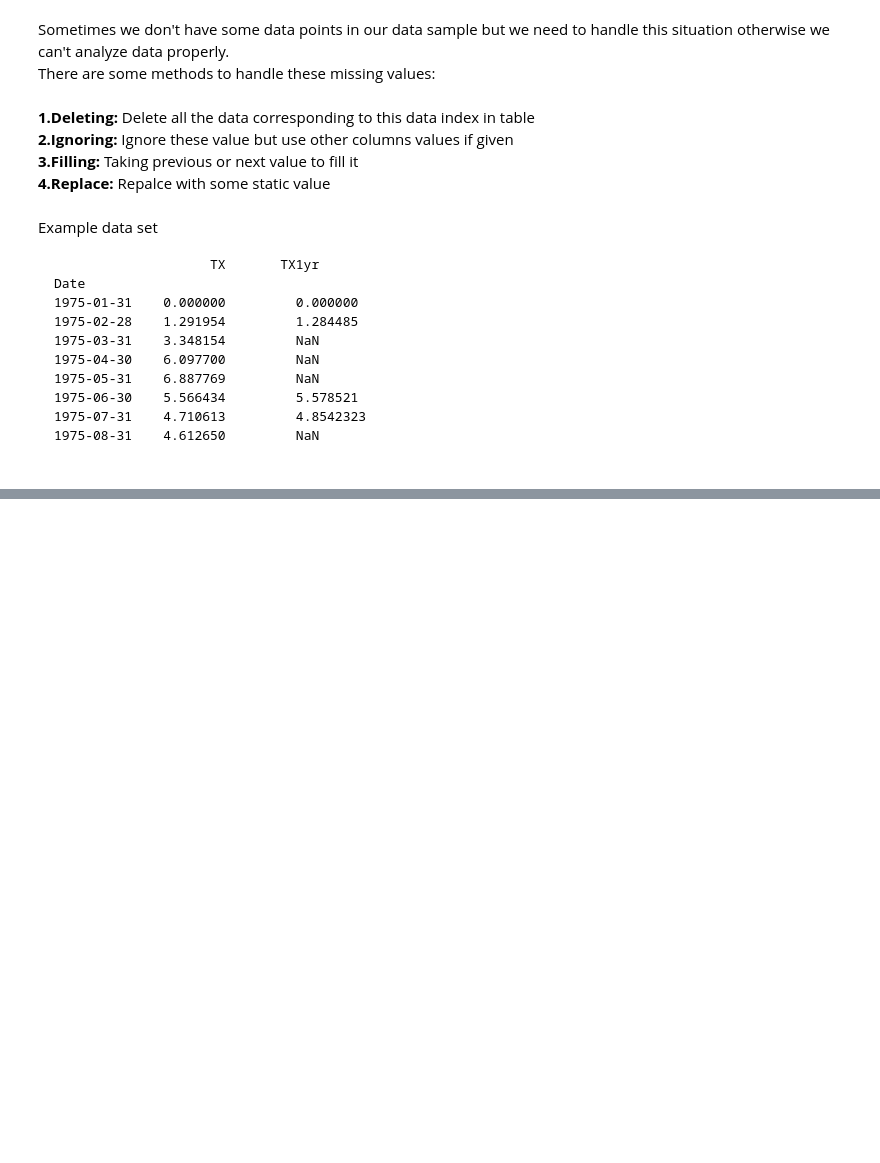
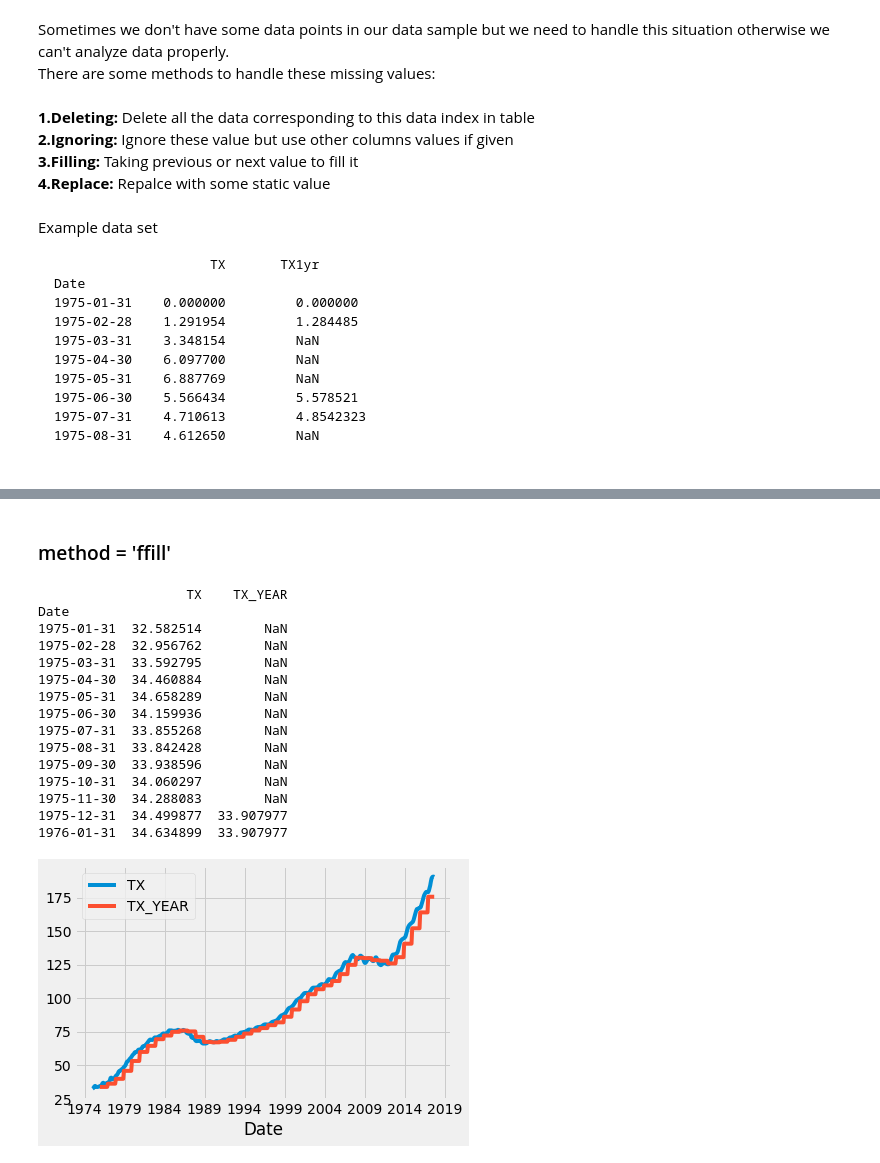
Before and after one commit to surya-veer/DataAnaysis, a Jupyter notebook: DA_with_pandas/10.Handling_missing_data.ipynb, the cells around one changed output, grey strips where cells are left out. Saved outputs shown, nothing was run; the diff lists cells and outputs as text; code cells hidden in the pictures; blank space fills up the shorter version.

```diff
--- a/DA_with_pandas/10.Handling_missing_data.ipynb
+++ b/DA_with_pandas/10.Handling_missing_data.ipynb
@@ -22,0 +156,27 @@ Example data set
+# %% [markdown]
+### method = 'ffill'
+# %%
+fig = plt.figure()
+ax1 = plt.subplot2grid((1,1),(0,0))
+HPI_data1 = HPI_data.fillna(method='ffill')
+HPI_data1[['TX','TX_YEAR']].plot(ax = ax1)
+print(HPI_data1.head(13))
+plt.legend()
+plt.show()
+# %% [output]
+                   TX    TX_YEAR
+Date
+1975-01-31  32.582514        NaN
+1975-02-28  32.956762        NaN
+1975-03-31  33.592795        NaN
+1975-04-30  34.460884        NaN
+1975-05-31  34.658289        NaN
+1975-06-30  34.159936        NaN
+1975-07-31  33.855268        NaN
+1975-08-31  33.842428        NaN
+1975-09-30  33.938596        NaN
+1975-10-31  34.060297        NaN
+1975-11-30  34.288083        NaN
+1975-12-31  34.499877  33.907977
+1976-01-31  34.634899  33.907977
+[figure, added]
```
Also changed, not shown: parts of 11 cells of this notebook.
